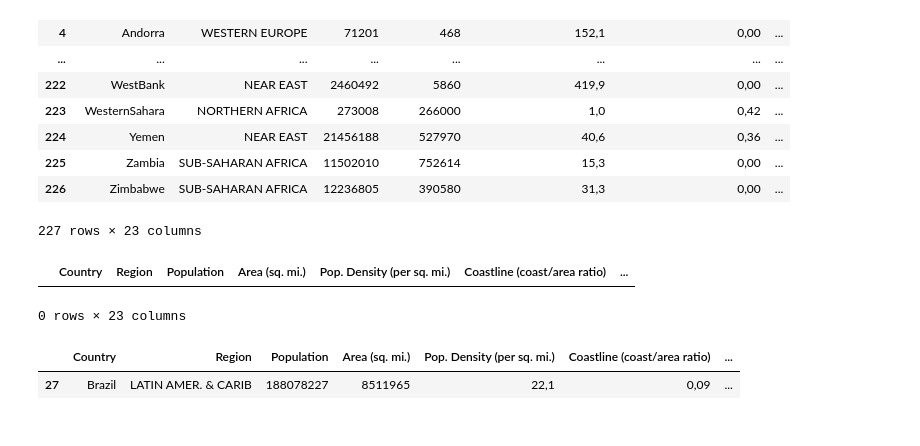
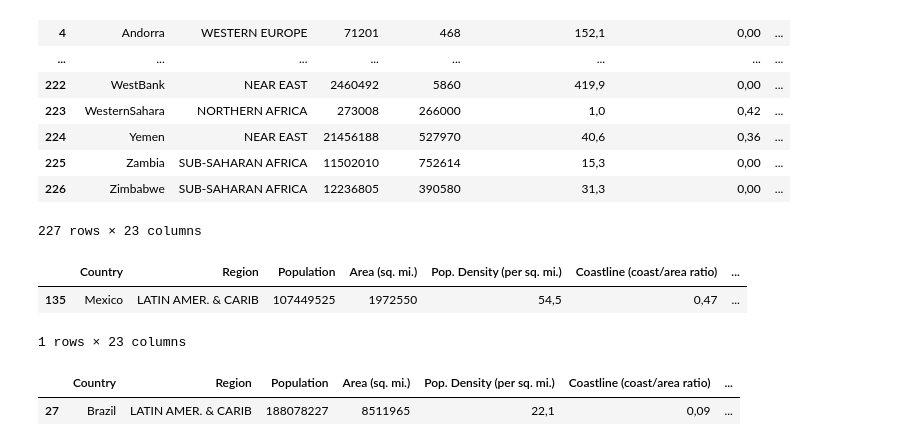
Before and after one commit to otaviobertucini/Machine-Learning-Algorithms, a Jupyter notebook: files/utils/country_war.ipynb, the cells around one changed output. Drawn from its saved outputs; the diff is of its cells as text; code cells hidden in the pictures.

```diff
--- a/files/utils/country_war.ipynb
+++ b/files/utils/country_war.ipynb
@@ -159,11 +159,12 @@ world
 | 226 | Zimbabwe | SUB-SAHARAN AFRICA | 12236805 | 390580 | 31,3 | 0,00 | ... |
 227 rows × 23 columns
 # %%
-ger = world[world['Country'] == 'South Africa']
+ger = world[world['Country'] == 'Mexico']
 ger
 # %% [output]
 |  | Country | Region | Population | Area (sq. mi.) | Pop. Density (per sq. mi.) | Coastline (coast/area ratio) | ... |
+| 135 | Mexico | LATIN AMER. & CARIB | 107449525 | 1972550 | 54,5 | 0,47 | ... |
-0 rows × 23 columns
+1 rows × 23 columns
 # %%
 bra = world[world['Country'] == 'Brazil']
 bra
```
